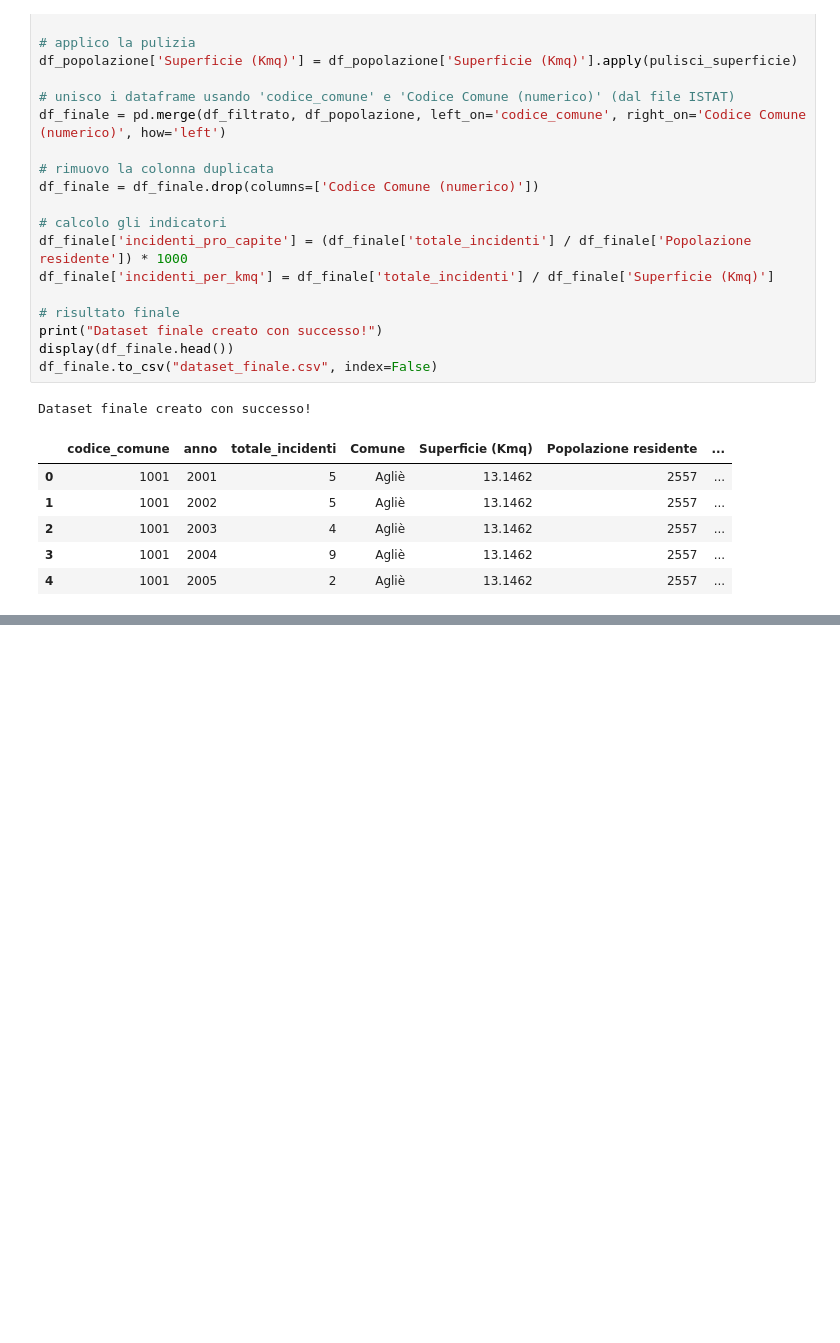
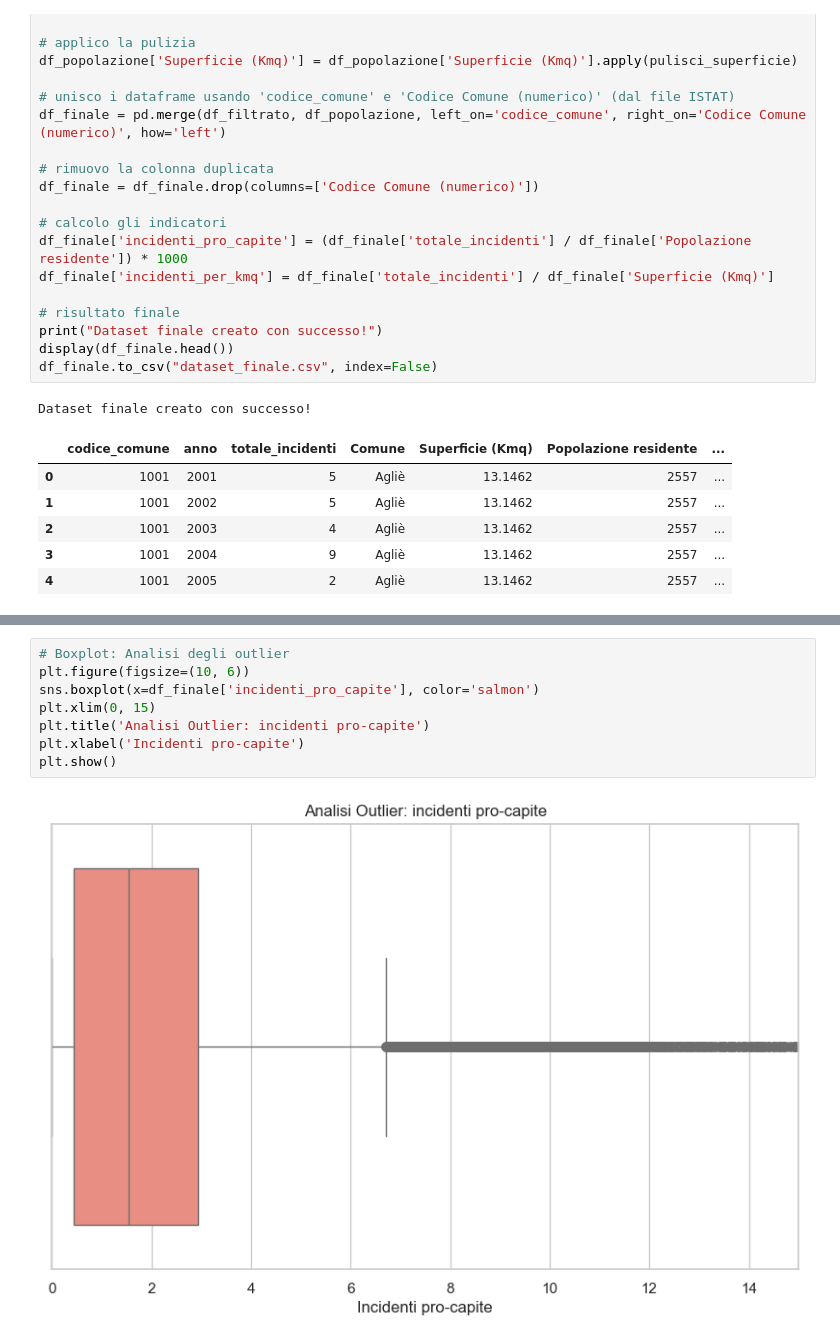
Before and after one commit to biagiorunci-creator/Progetto-finale-Boolean, a Jupyter notebook: Progetto finale Boolean.ipynb, the cells around one changed output, grey strips where cells are left out. Cells and saved outputs as stored; diff of their text form; blank space fills up the shorter version.

```diff
--- a/Progetto finale Boolean.ipynb
+++ b/Progetto finale Boolean.ipynb
@@ -184,0 +199,10 @@ Dataset finale creato con successo!
+# %%
+# Boxplot: Analisi degli outlier
+plt.figure(figsize=(10, 6))
+sns.boxplot(x=df_finale['incidenti_pro_capite'], color='salmon')
+plt.xlim(0, 15)
+plt.title('Analisi Outlier: incidenti pro-capite')
+plt.xlabel('Incidenti pro-capite')
+plt.show()
+# %% [output]
+[figure, added]
```
Also changed, not shown: parts of 3 cells of this notebook.
